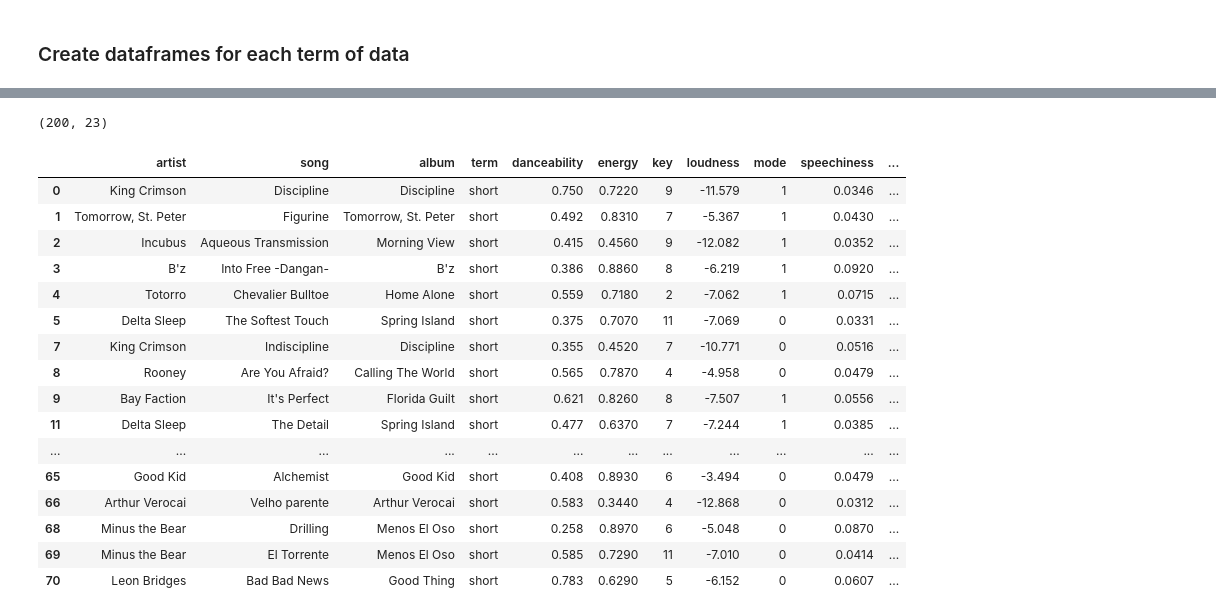
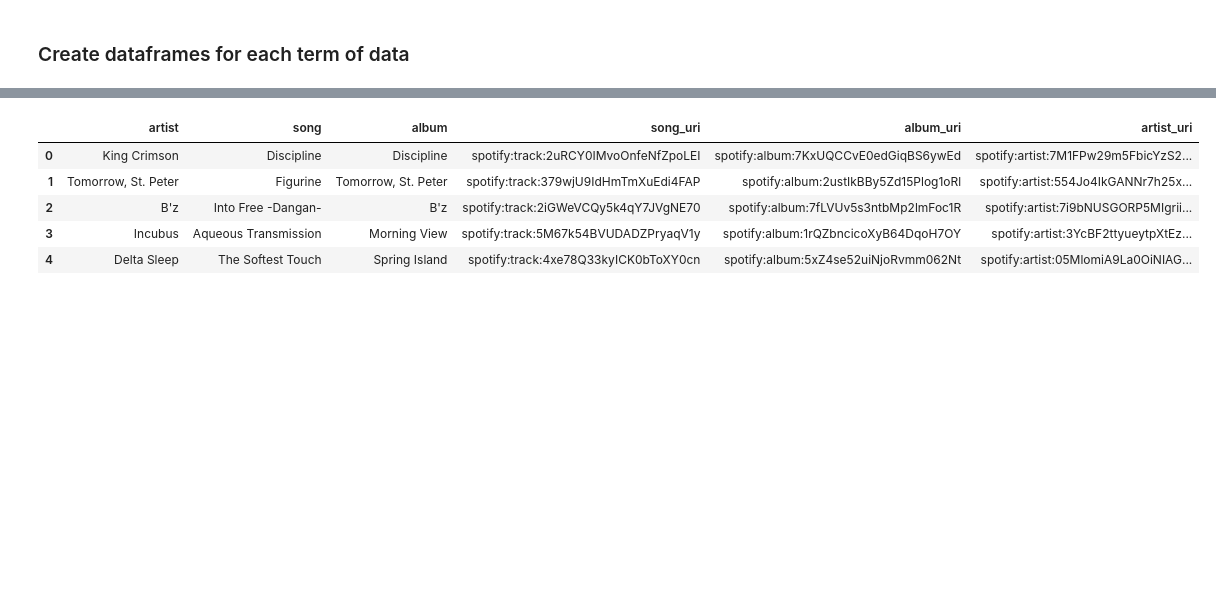
Before and after one commit to wheelerjoshua/spotify_classification_project, a Jupyter notebook: workbook.ipynb, the cells around one changed output, grey strips where cells are left out. Cells and saved outputs as stored; diff of their text form; code cells hidden in the pictures; blank space fills up the shorter version.

```diff
--- a/workbook.ipynb
+++ b/workbook.ipynb
@@ -70,37 +90,46 @@ short_df = pd.DataFrame({'artist':artist_name,
 # %%
 artist_name = []
+artist_uri = []
 song_name = []
 song_uri = []
 album_name = []
+album_uri = []
 for track in medium_data['items']:
     track['album']
     artist_name.append(track['artists'][0]['name'])
+    artist_uri.append(track['artists'][0]['uri'])
     song_name.append(track['name'])
     song_uri.append(track['uri'])
     album_name.append(track['album']['name'])
+    album_uri.append(track['album']['uri'])
 
 medium_df = pd.DataFrame({'artist':artist_name,
 'song':song_name,
 'album':album_name,
 'song_uri':song_uri,
-'term':'medium'})
+'album_uri':album_uri,
+'artist_uri':artist_uri})
 # %%
 artist_name = []
+artist_uri = []
 song_name = []
 song_uri = []
 album_name = []
+album_uri = []
 for track in long_data['items']:
     track['album']
     artist_name.append(track['artists'][0]['name'])
+    artist_uri.append(track['artists'][0]['uri'])
     song_name.append(track['name'])
     song_uri.append(track['uri'])
     album_name.append(track['album']['name'])
-
+    album_uri.append(track['album']['uri'])
 long_df = pd.DataFrame({'artist':artist_name,
 'song':song_name,
 'album':album_name,
 'song_uri':song_uri,
-'term':'long'})
+'album_uri':album_uri,
+'artist_uri':artist_uri})
 # %%
 print(short_df.shape)
 print(medium_df.shape)
@@ -139,6 +144,0 @@ top_50_df = pd.merge(df,last_50,how='right',left_on='song_uri',right_on='uri')
-# %%
-df = pd.concat([top_100_df, top_50_df])
-# %%
-df.shape
-# %% [output]
-(200, 23)
@@ -147,22 +145,9 @@ df.drop_duplicates(inplace=True)
-# %%
-df.drop(columns = ['analysis_url','track_href','uri','id','type','song_uri'],inplace=True)
-# %%
-df[df.term == 'short']
-# %% [output]
-|  | artist | song | album | term | danceability | energy | key | loudness | mode | speechiness | ... |
-| 0 | King Crimson | Discipline | Discipline | short | 0.750 | 0.7220 | 9 | -11.579 | 1 | 0.0346 | ... |
-| 1 | Tomorrow, St. Peter | Figurine | Tomorrow, St. Peter | short | 0.492 | 0.8310 | 7 | -5.367 | 1 | 0.0430 | ... |
-| 2 | Incubus | Aqueous Transmission | Morning View | short | 0.415 | 0.4560 | 9 | -12.082 | 1 | 0.0352 | ... |
-| 3 | B'z | Into Free -Dangan- | B'z | short | 0.386 | 0.8860 | 8 | -6.219 | 1 | 0.0920 | ... |
-| 4 | Totorro | Chevalier Bulltoe | Home Alone | short | 0.559 | 0.7180 | 2 | -7.062 | 1 | 0.0715 | ... |
-| 5 | Delta Sleep | The Softest Touch | Spring Island | short | 0.375 | 0.7070 | 11 | -7.069 | 0 | 0.0331 | ... |
-| 7 | King Crimson | Indiscipline | Discipline | short | 0.355 | 0.4520 | 7 | -10.771 | 0 | 0.0516 | ... |
-| 8 | Rooney | Are You Afraid? | Calling The World | short | 0.565 | 0.7870 | 4 | -4.958 | 0 | 0.0479 | ... |
-| 9 | Bay Faction | It's Perfect | Florida Guilt | short | 0.621 | 0.8260 | 8 | -7.507 | 1 | 0.0556 | ... |
-| 11 | Delta Sleep | The Detail | Spring Island | short | 0.477 | 0.6370 | 7 | -7.244 | 1 | 0.0385 | ... |
-| ... | ... | ... | ... | ... | ... | ... | ... | ... | ... | ... | ... |
-| 65 | Good Kid | Alchemist | Good Kid | short | 0.408 | 0.8930 | 6 | -3.494 | 0 | 0.0479 | ... |
-| 66 | Arthur Verocai | Velho parente | Arthur Verocai | short | 0.583 | 0.3440 | 4 | -12.868 | 0 | 0.0312 | ... |
-| 68 | Minus the Bear | Drilling | Menos El Oso | short | 0.258 | 0.8970 | 6 | -5.048 | 0 | 0.0870 | ... |
-| 69 | Minus the Bear | El Torrente | Menos El Oso | short | 0.585 | 0.7290 | 11 | -7.010 | 0 | 0.0414 | ... |
-| 70 | Leon Bridges | Bad Bad News | Good Thing | short | 0.783 | 0.6290 | 5 | -6.152 | 0 | 0.0607 | ... |
+# %%
+df.head()
+# %% [output]
+|  | artist | song | album | song_uri | album_uri | artist_uri |
+| 0 | King Crimson | Discipline | Discipline | spotify:track:2uRCY0IMvoOnfeNfZpoLEI | spotify:album:7KxUQCCvE0edGiqBS6ywEd | spotify:artist:7M1FPw29m5FbicYzS2... |
+| 1 | Tomorrow, St. Peter | Figurine | Tomorrow, St. Peter | spotify:track:379wjU9IdHmTmXuEdi4FAP | spotify:album:2ustIkBBy5Zd15Plog1oRl | spotify:artist:554Jo4IkGANNr7h25x... |
+| 2 | B'z | Into Free -Dangan- | B'z | spotify:track:2iGWeVCQy5k4qY7JVgNE70 | spotify:album:7fLVUv5s3ntbMp2lmFoc1R | spotify:artist:7i9bNUSGORP5MIgrii... |
+| 3 | Incubus | Aqueous Transmission | Morning View | spotify:track:5M67k54BVUDADZPryaqV1y | spotify:album:1rQZbncicoXyB64DqoH7OY | spotify:artist:3YcBF2ttyueytpXtEz... |
+| 4 | Delta Sleep | The Softest Touch | Spring Island | spotify:track:4xe78Q33kyICK0bToXY0cn | spotify:album:5xZ4se52uiNjoRvmm062Nt | spotify:artist:05MlomiA9La0OiNIAG... |
```
Also changed, not shown: parts of 53 cells of this notebook, 3 other files.
